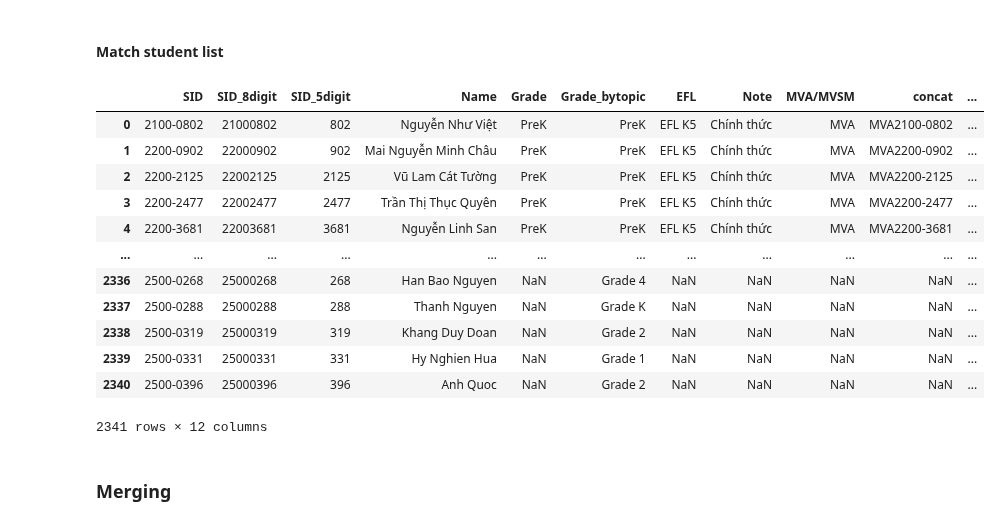
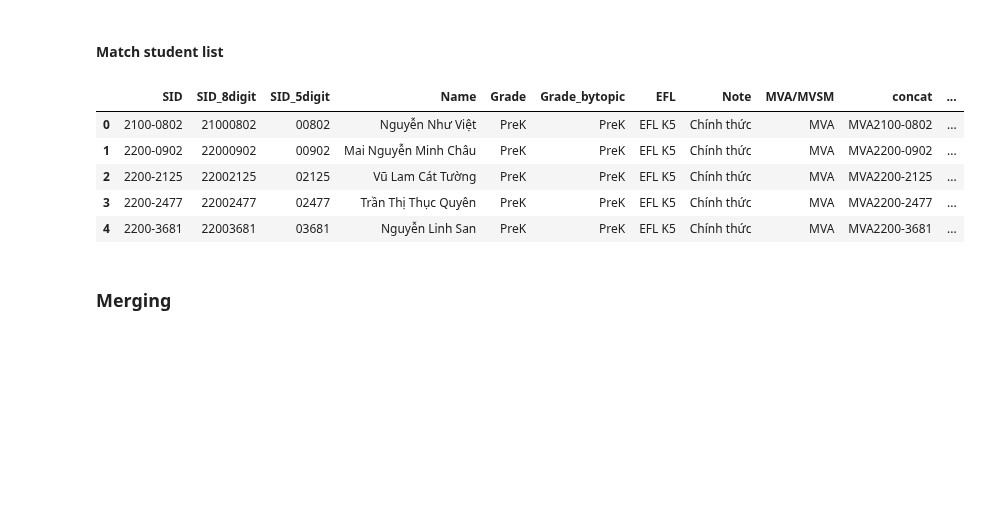
Before and after one commit to tthvan/Customer-Retention-Analysis, a Jupyter notebook: clean_merge.ipynb, the cells around one changed output. Cells and saved outputs as stored; diff of their text form; code cells hidden in the pictures; blank space fills up the shorter version.

```diff
--- a/clean_merge.ipynb
+++ b/clean_merge.ipynb
@@ -113,22 +116,15 @@ df_merged.to_excel('extracted_SID.xlsx', index=False)
 #### Match student list
 # %%
 #read the list of students dataset
-df_students = pd.read_excel(r"C:\Users\Admin\Documents\Studio Code\customer_retention_data\goitenemmai\SY25_MVA_Goitenemmai (1).xlsx")
-df_students
+df_students = pd.read_excel(r"C:\Users\Admin\Documents\Studio Code\customer_retention_data\goitenemmai\SY25_MVA_Goitenemmai (1).xlsx", dtype={'SID_5digit': str, 'SID_8digit': str})
+df_students.head()
 # %% [output]
 |  | SID | SID_8digit | SID_5digit | Name | Grade | Grade_bytopic | EFL | Note | MVA/MVSM | concat | ... |
-| 0 | 2100-0802 | 21000802 | 802 | Nguyễn Như Việt | PreK | PreK | EFL K5 | Chính thức | MVA | MVA2100-0802 | ... |
-| 1 | 2200-0902 | 22000902 | 902 | Mai Nguyễn Minh Châu | PreK | PreK | EFL K5 | Chính thức | MVA | MVA2200-0902 | ... |
-| 2 | 2200-2125 | 22002125 | 2125 | Vũ Lam Cát Tường | PreK | PreK | EFL K5 | Chính thức | MVA | MVA2200-2125 | ... |
-| 3 | 2200-2477 | 22002477 | 2477 | Trần Thị Thục Quyên | PreK | PreK | EFL K5 | Chính thức | MVA | MVA2200-2477 | ... |
-| 4 | 2200-3681 | 22003681 | 3681 | Nguyễn Linh San | PreK | PreK | EFL K5 | Chính thức | MVA | MVA2200-3681 | ... |
-| ... | ... | ... | ... | ... | ... | ... | ... | ... | ... | ... | ... |
-| 2336 | 2500-0268 | 25000268 | 268 | Han Bao Nguyen | NaN | Grade 4 | NaN | NaN | NaN | NaN | ... |
-| 2337 | 2500-0288 | 25000288 | 288 | Thanh Nguyen | NaN | Grade K | NaN | NaN | NaN | NaN | ... |
-| 2338 | 2500-0319 | 25000319 | 319 | Khang Duy Doan | NaN | Grade 2 | NaN | NaN | NaN | NaN | ... |
-| 2339 | 2500-0331 | 25000331 | 331 | Hy Nghien Hua | NaN | Grade 1 | NaN | NaN | NaN | NaN | ... |
-| 2340 | 2500-0396 | 25000396 | 396 | Anh Quoc | NaN | Grade 2 | NaN | NaN | NaN | NaN | ... |
+| 0 | 2100-0802 | 21000802 | 00802 | Nguyễn Như Việt | PreK | PreK | EFL K5 | Chính thức | MVA | MVA2100-0802 | ... |
+| 1 | 2200-0902 | 22000902 | 00902 | Mai Nguyễn Minh Châu | PreK | PreK | EFL K5 | Chính thức | MVA | MVA2200-0902 | ... |
+| 2 | 2200-2125 | 22002125 | 02125 | Vũ Lam Cát Tường | PreK | PreK | EFL K5 | Chính thức | MVA | MVA2200-2125 | ... |
+| 3 | 2200-2477 | 22002477 | 02477 | Trần Thị Thục Quyên | PreK | PreK | EFL K5 | Chính thức | MVA | MVA2200-2477 | ... |
+| 4 | 2200-3681 | 22003681 | 03681 | Nguyễn Linh San | PreK | PreK | EFL K5 | Chính thức | MVA | MVA2200-3681 | ... |
-2341 rows × 12 columns
 # %% [markdown]
 ### Merging
 # %%
```
Also changed, not shown: parts of 13 cells of this notebook, 5 other files.
